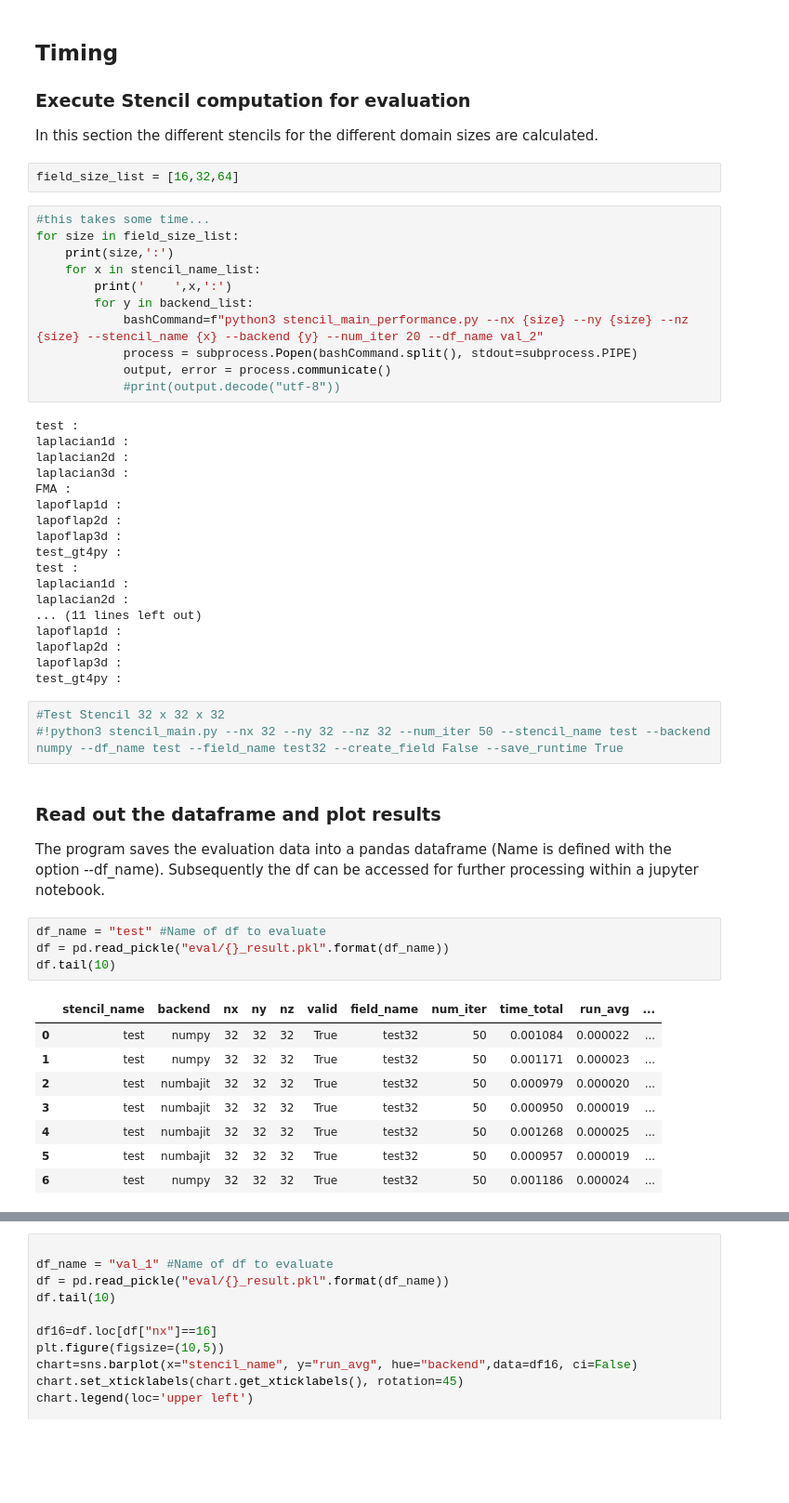
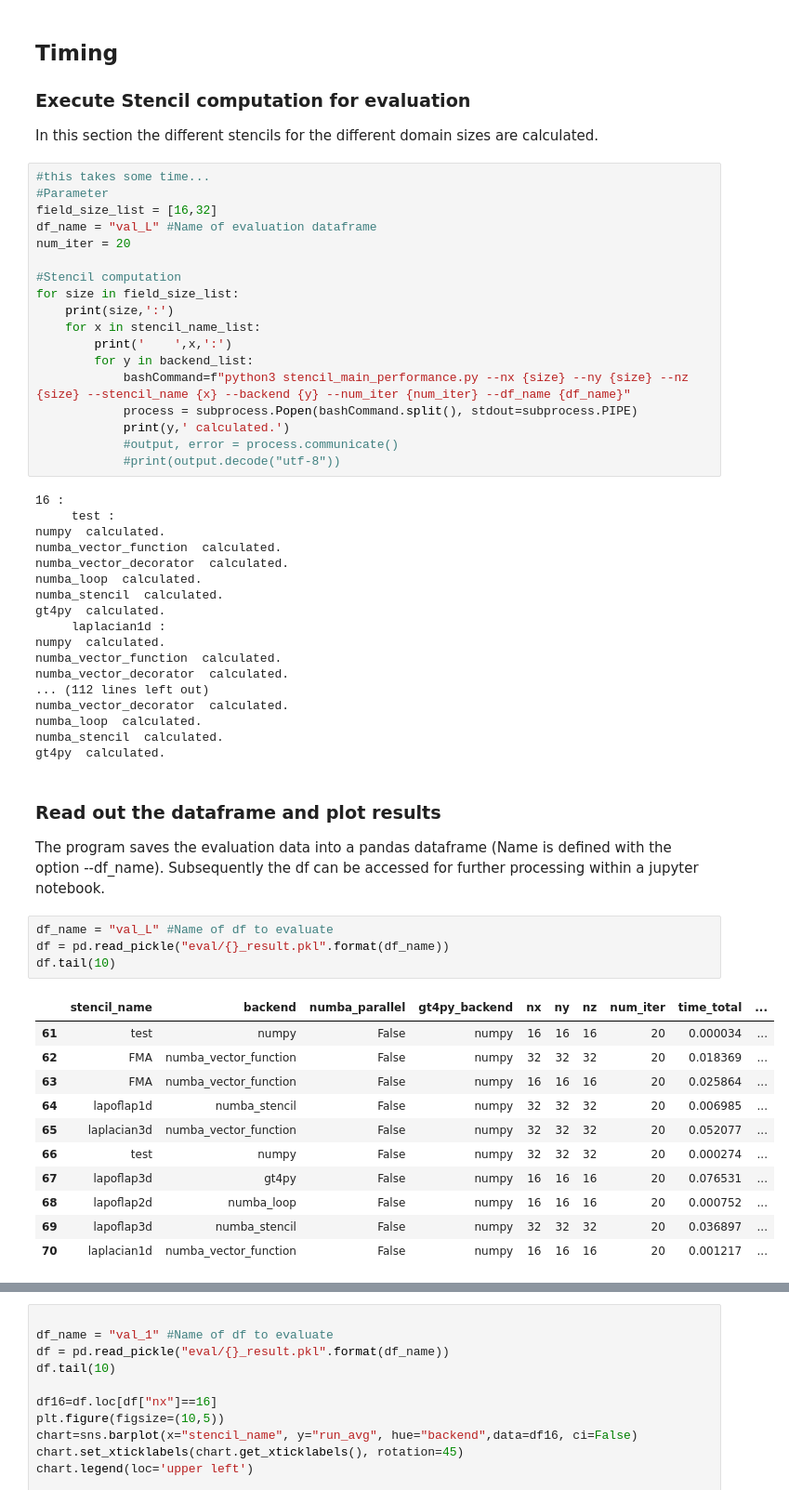
Before and after one commit to lrndrs/HPC4WC_group7, a Jupyter notebook: EvaluationNotebook.ipynb, the cells around one changed output, grey strips where cells are left out. Shown: that part at 93% size. Cells and saved outputs as stored; diff of their text form; blank space fills up the shorter version.

Commit message:
modifications in EvaluationNotebook

```diff
--- a/EvaluationNotebook.ipynb
+++ b/EvaluationNotebook.ipynb
@@ -86,53 +102,58 @@ test_gt4py :
 ## Timing
 ### Execute Stencil computation for evaluation
 In this section the different stencils for the different domain sizes are calculated.
-# %%
-field_size_list = [16,32,64]
 # %%
 #this takes some time...
+#Parameter
+field_size_list = [16,32]
+df_name = "val_L" #Name of evaluation dataframe
+num_iter = 20
+
+#Stencil computation
 for size in field_size_list:
     print(size,':')
     for x in stencil_name_list:
         print('    ',x,':')
         for y in backend_list:
-            bashCommand=f"python3 stencil_main_performance.py --nx {size} --ny {size} --nz {size} --stencil_name {x} --backend {y} --num_iter 20 --df_name val_2"
+            bashCommand=f"python3 stencil_main_performance.py --nx {size} --ny {size} --nz {size} --stencil_name {x} --backend {y} --num_iter {num_iter} --df_name {df_name}"
             process = subprocess.Popen(bashCommand.split(), stdout=subprocess.PIPE)
-            output, error = process.communicate()
+            print(y,' calculated.')
+            #output, error = process.communicate()
             #print(output.decode("utf-8"))
 # %% [output]
-test :
-laplacian1d :
-laplacian2d :
-laplacian3d :
-FMA :
-lapoflap1d :
-lapoflap2d :
-lapoflap3d :
-test_gt4py :
-test :
-laplacian1d :
-laplacian2d :
-... (11 lines left out)
-lapoflap1d :
-lapoflap2d :
-lapoflap3d :
-test_gt4py :
+16 :
+     test :
+numpy  calculated.
+numba_vector_function  calculated.
+numba_vector_decorator  calculated.
+numba_loop  calculated.
+numba_stencil  calculated.
+gt4py  calculated.
+     laplacian1d :
+numpy  calculated.
+numba_vector_function  calculated.
+numba_vector_decorator  calculated.
+... (112 lines left out)
+numba_vector_decorator  calculated.
+numba_loop  calculated.
+numba_stencil  calculated.
+gt4py  calculated.
-# %%
-#Test Stencil 32 x 32 x 32
-#!python3 stencil_main.py --nx 32 --ny 32 --nz 32 --num_iter 50 --stencil_name test --backend numpy --df_name test --field_name test32 --create_field False --save_runtime True
 # %% [markdown]
 ### Read out the dataframe and plot results
 The program saves the evaluation data into a pandas dataframe (Name is defined with the option --df_name). Subsequently the df can be accessed for further processing within a jupyter notebook.
 # %%
-df_name = "test" #Name of df to evaluate
+df_name = "val_L" #Name of df to evaluate
 df = pd.read_pickle("eval/{}_result.pkl".format(df_name))
 df.tail(10)
 # %% [output]
-|  | stencil_name | backend | nx | ny | nz | valid | field_name | num_iter | time_total | run_avg | ... |
-| 0 | test | numpy | 32 | 32 | 32 | True | test32 | 50 | 0.001084 | 0.000022 | ... |
-| 1 | test | numpy | 32 | 32 | 32 | True | test32 | 50 | 0.001171 | 0.000023 | ... |
-| 2 | test | numbajit | 32 | 32 | 32 | True | test32 | 50 | 0.000979 | 0.000020 | ... |
-| 3 | test | numbajit | 32 | 32 | 32 | True | test32 | 50 | 0.000950 | 0.000019 | ... |
-| 4 | test | numbajit | 32 | 32 | 32 | True | test32 | 50 | 0.001268 | 0.000025 | ... |
-| 5 | test | numbajit | 32 | 32 | 32 | True | test32 | 50 | 0.000957 | 0.000019 | ... |
-| 6 | test | numpy | 32 | 32 | 32 | True | test32 | 50 | 0.001186 | 0.000024 | ... |
+|  | stencil_name | backend | numba_parallel | gt4py_backend | nx | ny | nz | num_iter | time_total | ... |
+| 61 | test | numpy | False | numpy | 16 | 16 | 16 | 20 | 0.000034 | ... |
+| 62 | FMA | numba_vector_function | False | numpy | 32 | 32 | 32 | 20 | 0.018369 | ... |
+| 63 | FMA | numba_vector_function | False | numpy | 16 | 16 | 16 | 20 | 0.025864 | ... |
+| 64 | lapoflap1d | numba_stencil | False | numpy | 32 | 32 | 32 | 20 | 0.006985 | ... |
+| 65 | laplacian3d | numba_vector_function | False | numpy | 32 | 32 | 32 | 20 | 0.052077 | ... |
+| 66 | test | numpy | False | numpy | 32 | 32 | 32 | 20 | 0.000274 | ... |
+| 67 | lapoflap3d | gt4py | False | numpy | 16 | 16 | 16 | 20 | 0.076531 | ... |
+| 68 | lapoflap2d | numba_loop | False | numpy | 16 | 16 | 16 | 20 | 0.000752 | ... |
+| 69 | lapoflap3d | numba_stencil | False | numpy | 32 | 32 | 32 | 20 | 0.036897 | ... |
+| 70 | laplacian1d | numba_vector_function | False | numpy | 16 | 16 | 16 | 20 | 0.001217 | ... |
```
Also changed, not shown: parts of 8 cells of this notebook, 1 other file.
